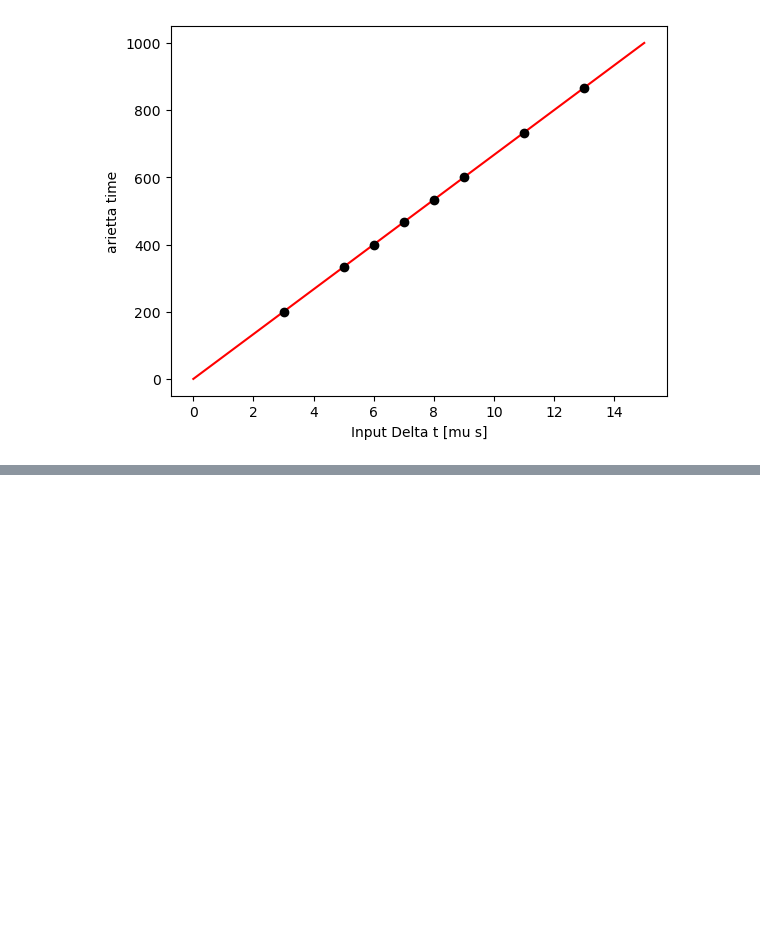
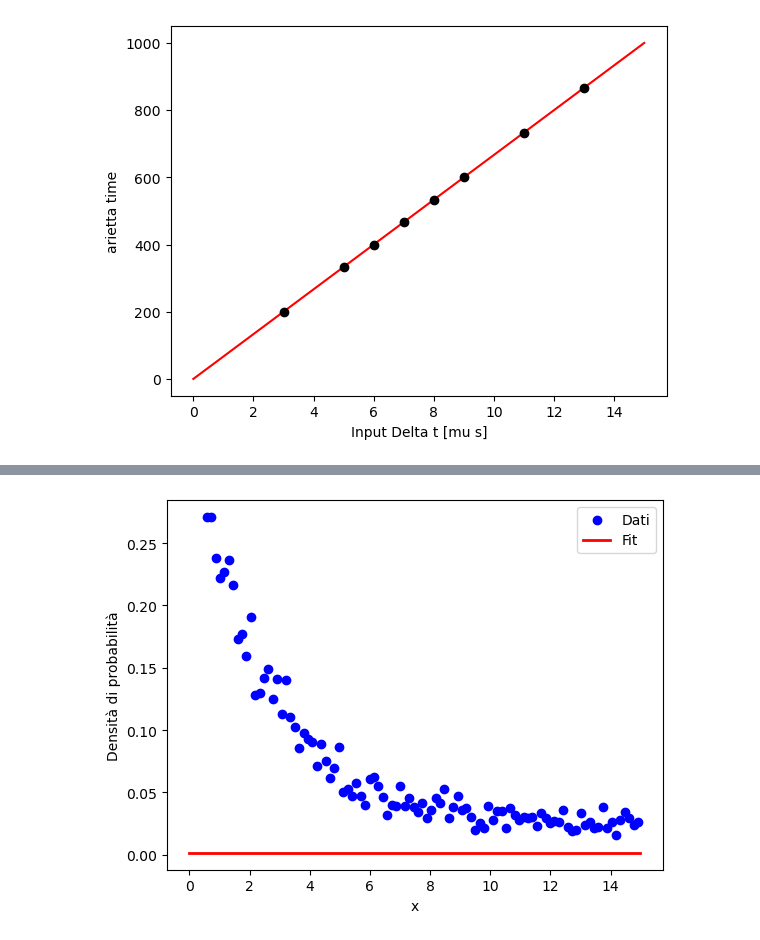
Before and after one commit to NicolaSommaggio/AdvanceLab-g-2, a Jupyter notebook: g-2/mu_lifetime/unire_file.ipynb, the cells around one changed output, grey strips where cells are left out. Drawn from its saved outputs; the diff is of its cells as text; code cells hidden in the pictures; blank space fills up the shorter version.

```diff
--- a/g-2/mu_lifetime/unire_file.ipynb
+++ b/g-2/mu_lifetime/unire_file.ipynb
@@ -45,4 +94,7 @@ plt.show()
 # %%
+
+
+
 import glob
 import matplotlib.pyplot as plt
 
@@ -70,9 +122,9 @@ array_time=[]
 array_time_cut=[]
 
 for i in data:
-    array_time.append((i-intercetta)/pendenza)
+    array_time.append((i-intercetta_25)/pendenza_25)
     if i > 8:
-        array_time_cut.append((i-intercetta)/pendenza)
+        array_time_cut.append((i-intercetta)/pendenza_25)
 
 np_array_time = np.array(array_time)
 np_array_time_cut= np.array(array_time_cut)
@@ -181,0 +202,78 @@ Info in <Minuit2>: Minuit2Minimizer::Hesse Hesse is valid - matrix is accurate
+# %%
+from iminuit import Minuit
+
+indeces=[i for i in range(len(np_array_time_cut)) if np_array_time_cut[i]>=0.5]
+dat=np_array_time_cut[indeces]
+
+
+# Define the sum of two exponential PDFs
+def exp_mixture_pdf(x, lambda1, lambda2, f):
+    return f * lambda1 * np.exp(-lambda1 * x) + (1 - f) * lambda2 * np.exp(-lambda2 * x)
+
+def neg_log_likelihood(lambda1, lambda2, f):
+
+    if lambda1 <= 0 or lambda2 <= 0 or not (0 <= f <= 1):  # Avoid invalid values
+        return np.inf
+
+    pdf_values = exp_mixture_pdf(dat, lambda1, lambda2, f)
+    return -np.sum(np.log(pdf_values + 1e-9))  # Avoid log(0) issues
+
+m = Minuit(neg_log_likelihood, lambda1=1/2.2, lambda2=1.7e-6, f=0.5)
+m.limits = [(1./3, 1.), (None, None), (0, 1)]  # Parameter limits
+
+#exponential plus linear background
+def poly(x, lambda1, bl , f):
+    return f * lambda1 * np.exp(-lambda1 * x) + (1 - f) * bl
+
+def neg_log_likelihood_poly(lambda1, bl, f):
+
+    if lambda1 <= 0 or not (0 <= f <= 1):  # Avoid invalid values
+        return np.inf
+
+    pdf_values = exp_mixture_pdf(dat, lambda1, bl , f)
+    return -np.sum(np.log(pdf_values + 1e-9))  # Avoid log(0) issues
+
+m = Minuit(neg_log_likelihood_poly, lambda1=1/2.2, bl=0.2, f=0.5)
+m.limits = [(1./3, 1.), (None, None), (0, 1)]  # Parameter limits
+
+# Perform the minimization
+m.migrad()
+
+# Extract results
+#print(m.values)  # Best-fit parameters
+#print(m.errors)  # Uncertainties
+
+"""
+lambda1_fit, lambda2_fit, frac_fit = m.values
+print(f"Fitted parameters: λ1 = {lambda1_fit:.3f}, λ2 = {lambda2_fit:.3f}, f = {frac_fit:.3f}")
+print("tau= " , 1./lambda1_fit)
+"""
+"""
+lambda1_fit, bl, frac_fit = m.values
+print(f"Fitted parameters: λ1 = {lambda1_fit:.3f}, bl = {bl:.3f}, f = {frac_fit:.3f}")
+print("tau= " , 1./lambda1_fit)
+"""
+
+# Crea un istogramma con i punti
+bins = np.linspace(np.min(dat), np.max(dat), 100)  # Definisce i bin
+hist_values, bin_edges = np.histogram(dat, bins=bins, density=True)  # Ottiene le frequenze
+
+bin_centers = (bin_edges[:-1] + bin_edges[1:]) / 2  # Calcola il centro dei bin
+
+# Genera la funzione di fit
+x_values = np.linspace(0, np.max(dat), 1000)
+y_fit = exp_mixture_pdf(x_values, lambda1_fit, lambda2_fit, frac_fit)
+
+
+# Plotta i punti invece dell'istogramma
+plt.scatter(bin_centers, hist_values, color="b", label="Dati", marker="o")
+
+# Plotta la funzione fittata
+plt.plot(x_values, y_fit, "r-", label="Fit", linewidth=2)
+
+plt.xlabel("x")
+plt.ylabel("Densità di probabilità")
+plt.legend()
+plt.show()
+# %% [output]
+[figure, added]
```
Also changed, not shown: parts of 6 cells of this notebook, 25 other files.
